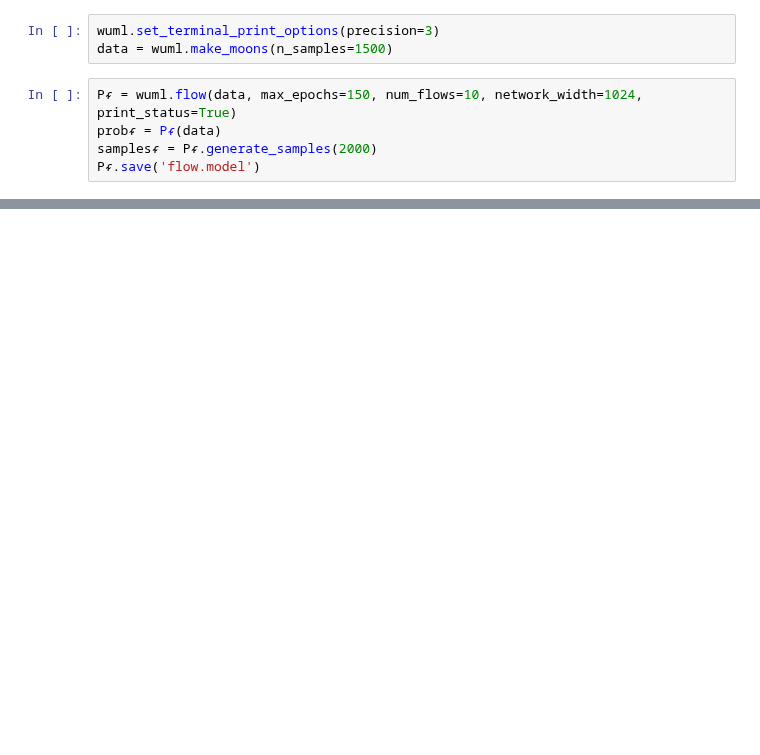
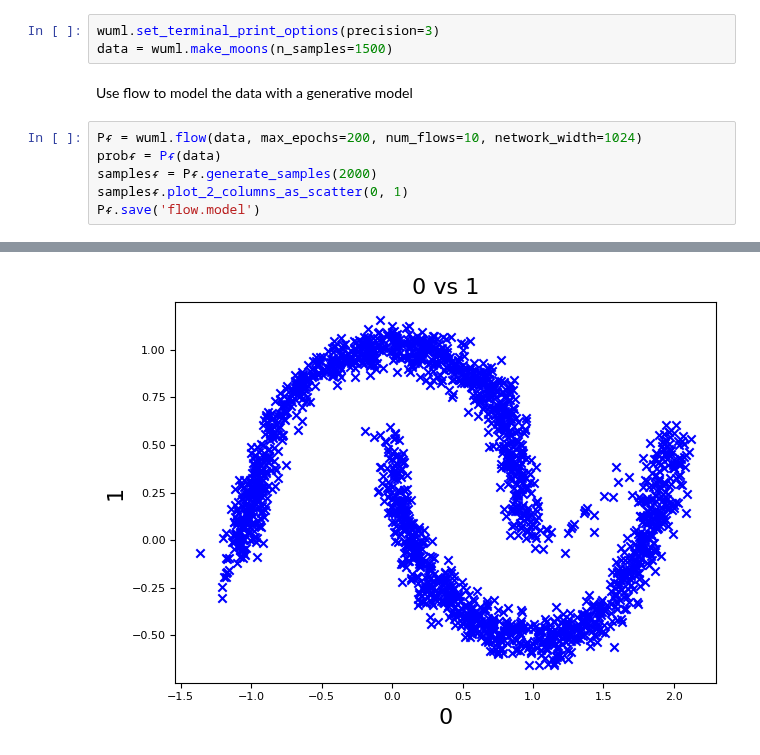
Before and after one commit to endsley/wuML, a Jupyter notebook: examples/distribution_modeling/ipynb/flow_example.ipynb, the cells around one changed output, grey strips where cells are left out. Cells and saved outputs as stored; diff of their text form; blank space fills up the shorter version.

```diff
--- a/examples/distribution_modeling/ipynb/flow_example.ipynb
+++ b/examples/distribution_modeling/ipynb/flow_example.ipynb
@@ -8,9 +12,12 @@ from wplotlib import scatter
 # %%
 wuml.set_terminal_print_options(precision=3)
 data = wuml.make_moons(n_samples=1500)
+# %% [markdown]
+Use flow to model the data with a generative model
 # %%
-Pᵳ = wuml.flow(data, max_epochs=150, num_flows=10, network_width=1024, print_status=True)
+Pᵳ = wuml.flow(data, max_epochs=200, num_flows=10, network_width=1024)
 probᵳ = Pᵳ(data)
 samplesᵳ = Pᵳ.generate_samples(2000)
+samplesᵳ.plot_2_columns_as_scatter(0, 1)
 Pᵳ.save('flow.model')
 # %% [output]
@@ -17,0 +25 @@ Pᵳ.save('flow.model')
+[figure, added]
```
Also changed, not shown: parts of 10 cells of this notebook, 19 other files.
